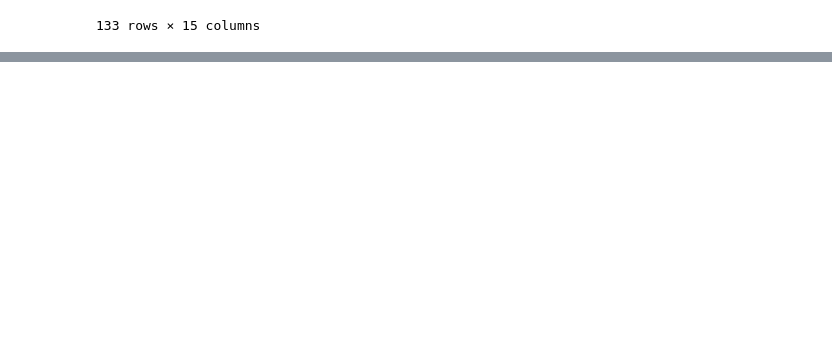
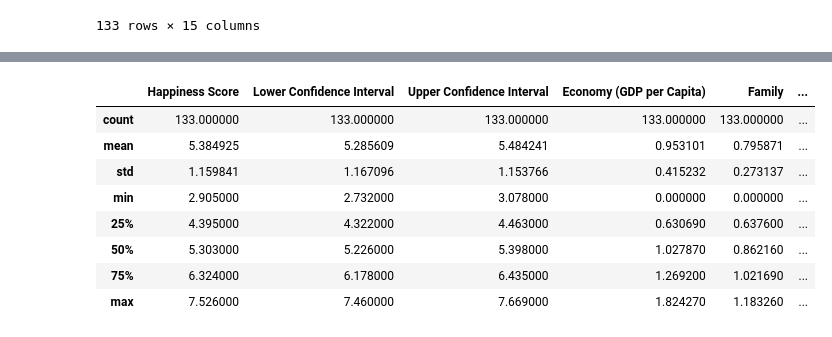
Before and after one commit to vcantrell1009/Final-Project, a Jupyter notebook: VC code/finalproject.ipynb, the cells around one changed output, grey strips where cells are left out. Saved outputs shown, nothing was run; the diff lists cells and outputs as text; code cells hidden in the pictures; blank space fills up the shorter version.

```diff
--- a/VC code/finalproject.ipynb
+++ b/VC code/finalproject.ipynb
@@ -717,0 +734,12 @@ iplot( fig, validate=False, filename='d3-world-map' )
+# %%
+hapage4.describe()
+# %% [output]
+|  | Happiness Score | Lower Confidence Interval | Upper Confidence Interval | Economy (GDP per Capita) | Family | ... |
+| count | 133.000000 | 133.000000 | 133.000000 | 133.000000 | 133.000000 | ... |
+| mean | 5.384925 | 5.285609 | 5.484241 | 0.953101 | 0.795871 | ... |
+| std | 1.159841 | 1.167096 | 1.153766 | 0.415232 | 0.273137 | ... |
+| min | 2.905000 | 2.732000 | 3.078000 | 0.000000 | 0.000000 | ... |
+| 25% | 4.395000 | 4.322000 | 4.463000 | 0.630690 | 0.637600 | ... |
+| 50% | 5.303000 | 5.226000 | 5.398000 | 1.027870 | 0.862160 | ... |
+| 75% | 6.324000 | 6.178000 | 6.435000 | 1.269200 | 1.021690 | ... |
+| max | 7.526000 | 7.460000 | 7.669000 | 1.824270 | 1.183260 | ... |
```
Also changed, not shown: parts of 18 cells of this notebook.
